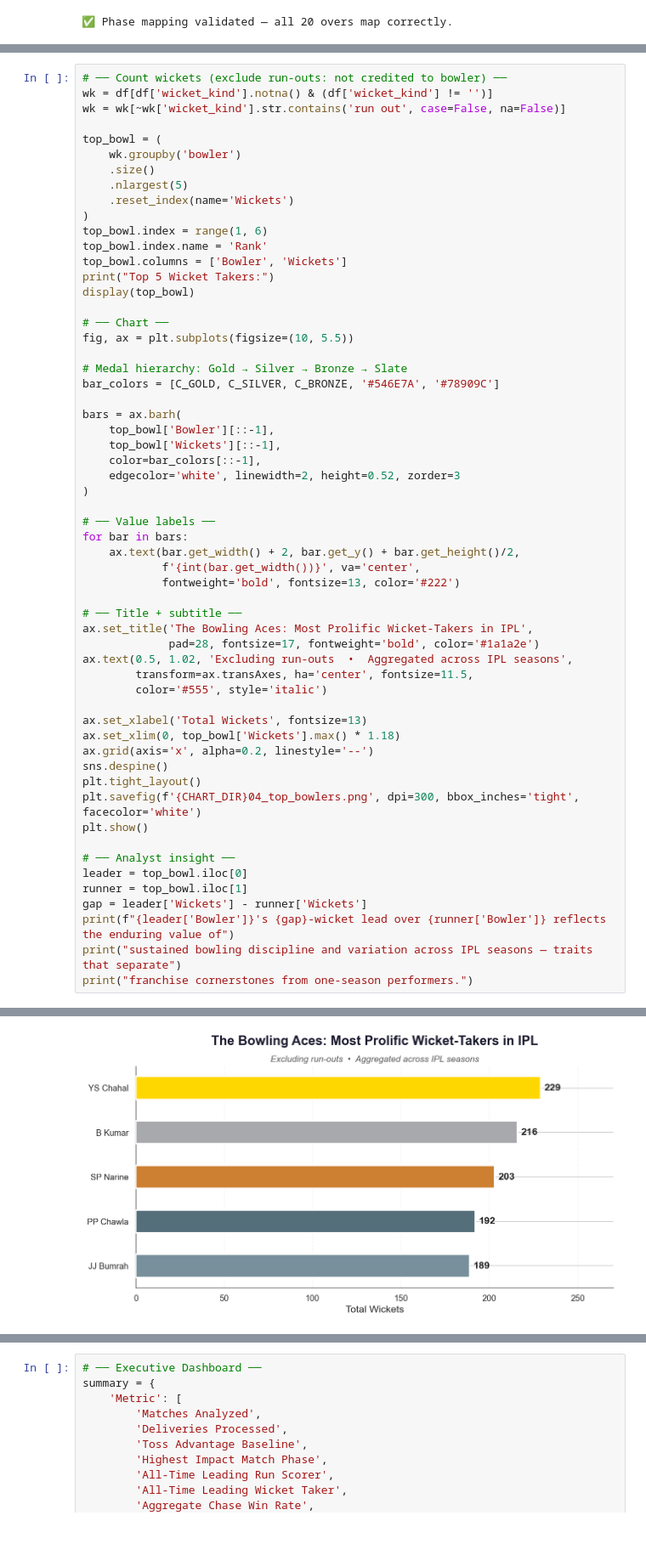
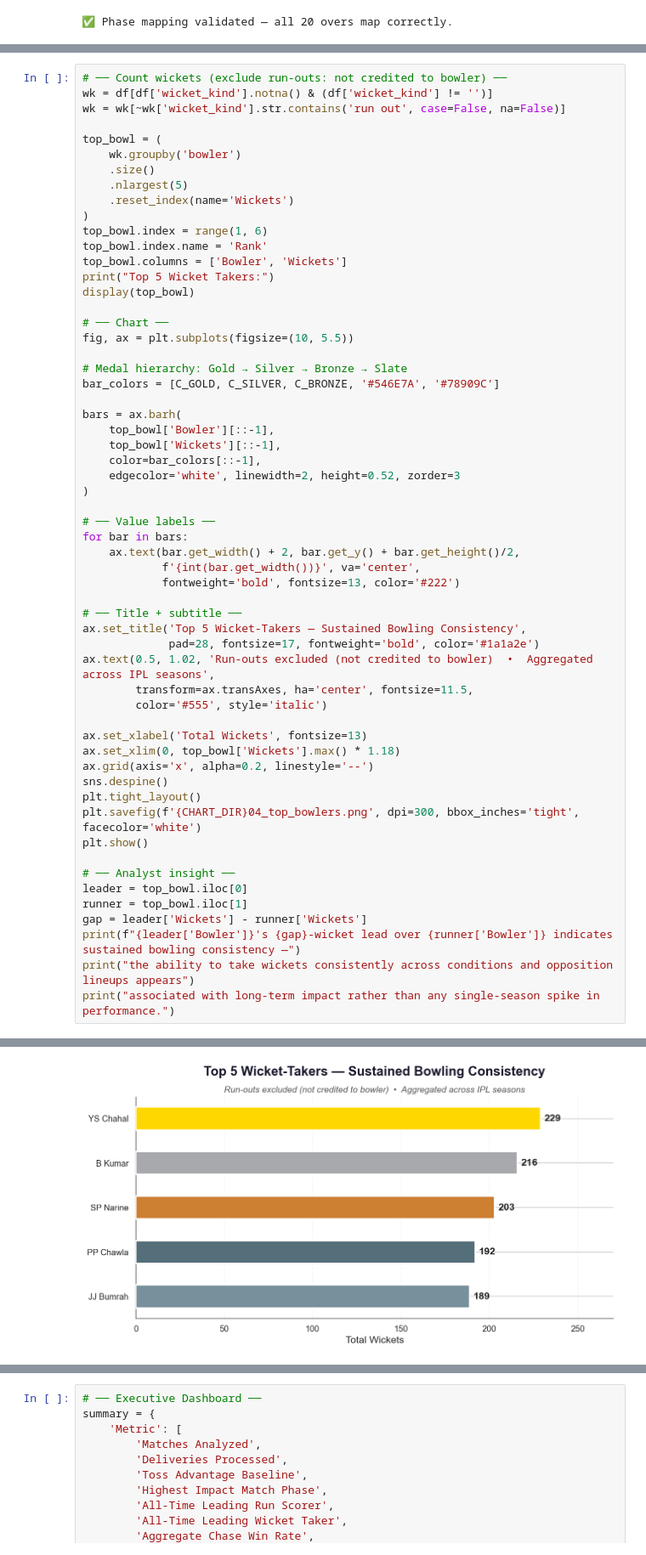
Before and after one commit to mohanCIT/IPL-CRUNCH-26, a Jupyter notebook: notebooks/ipl_analytics.ipynb, the cells around one changed output, grey strips where cells are left out. Shown at 85% size. Drawn from its saved outputs; the diff is of its cells as text.

Commit message:
Update refined notebook, charts, and README

```diff
--- a/notebooks/ipl_analytics.ipynb
+++ b/notebooks/ipl_analytics.ipynb
@@ -520,36 +528,36 @@ for bar in bars:
     ax.text(bar.get_width() + 2, bar.get_y() + bar.get_height()/2,
             f'{int(bar.get_width())}', va='center',
             fontweight='bold', fontsize=13, color='#222')
 
 # ── Title + subtitle ──
-ax.set_title('The Bowling Aces: Most Prolific Wicket-Takers in IPL',
+ax.set_title('Top 5 Wicket-Takers — Sustained Bowling Consistency',
              pad=28, fontsize=17, fontweight='bold', color='#1a1a2e')
-ax.text(0.5, 1.02, 'Excluding run-outs  •  Aggregated across IPL seasons',
+ax.text(0.5, 1.02, 'Run-outs excluded (not credited to bowler)  •  Aggregated across IPL seasons',
         transform=ax.transAxes, ha='center', fontsize=11.5,
         color='#555', style='italic')
 
 ax.set_xlabel('Total Wickets', fontsize=13)
 ax.set_xlim(0, top_bowl['Wickets'].max() * 1.18)
 ax.grid(axis='x', alpha=0.2, linestyle='--')
 sns.despine()
 plt.tight_layout()
 plt.savefig(f'{CHART_DIR}04_top_bowlers.png', dpi=300, bbox_inches='tight', facecolor='white')
 plt.show()
 
 # ── Analyst insight ──
 leader = top_bowl.iloc[0]
 runner = top_bowl.iloc[1]
 gap = leader['Wickets'] - runner['Wickets']
-print(f"{leader['Bowler']}'s {gap}-wicket lead over {runner['Bowler']} reflects the enduring value of")
-print("sustained bowling discipline and variation across IPL seasons — traits that separate")
-print("franchise cornerstones from one-season performers.")
+print(f"{leader['Bowler']}'s {gap}-wicket lead over {runner['Bowler']} indicates sustained bowling consistency —")
+print("the ability to take wickets consistently across conditions and opposition lineups appears")
+print("associated with long-term impact rather than any single-season spike in performance.")
 # %% [output]
 Top 5 Wicket Takers:
 |  | Bowler | Wickets |
 | Rank |  |  |
 | 1 | YS Chahal | 229 |
 | 2 | B Kumar | 216 |
 | 3 | SP Narine | 203 |
 | 4 | PP Chawla | 192 |
 | 5 | JJ Bumrah | 189 |
-[figure, old version]
+[figure, new version]
```
Also changed, not shown: parts of 17 cells of this notebook, 3 other files.
